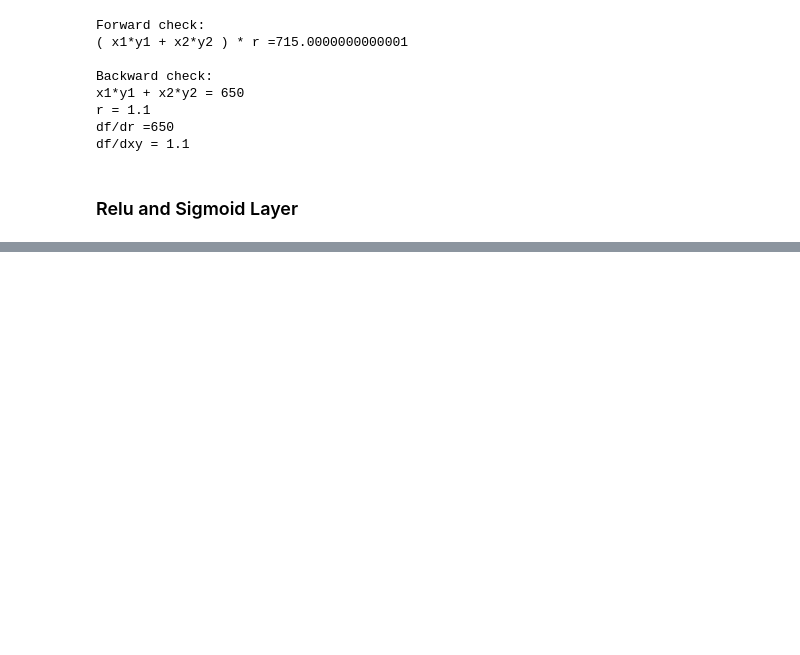
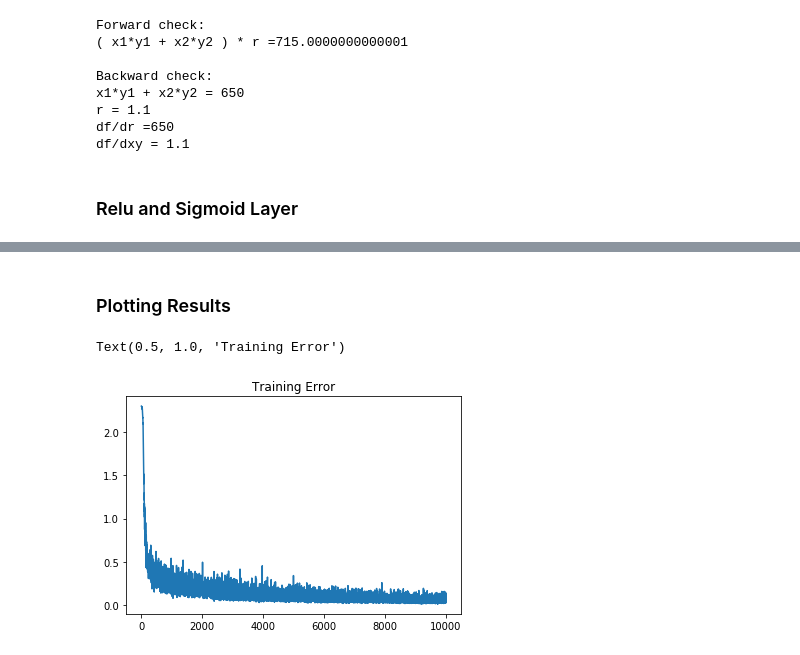
Before and after one commit to pochiehliu/CNN-for-Digit-Recognition, a Jupyter notebook: Step 3-2. NN and CNN (layer structure).ipynb, the cells around one changed output, grey strips where cells are left out. Cells and saved outputs as stored; diff of their text form; code cells hidden in the pictures; blank space fills up the shorter version.

```diff
--- a/Step 3-2. NN and CNN (layer structure).ipynb
+++ b/Step 3-2. NN and CNN (layer structure).ipynb
@@ -225,0 +268,40 @@ class TwoLayerNet:
+# %%
+# parameters
+iteration_number = 10000
+train_data_size = train_data.shape[0]
+batch_data_size = 100
+learning_rate = 0.1
+
+train_error_list = []
+train_acc_list = []
+test_acc_list = []
+
+iter_per_epoch = train_data_size/batch_data_size
+# %%
+# training
+for i in range(iteration_number):
+    # mini-batch, using random function to randomly choicing data
+    batch_selection = np.random.choice(train_data_size, batch_data_size)
+    traing_data_batch = train_data[batch_selection]
+    train_label_batch = train_label[batch_selection]
+
+    # compute gradient
+    grads = network.gradient(traing_data_batch, train_label_batch)
+
+    # update weights
+    # New Weights = Weights - learning_rate * Weights gradients
+    for key in ('W1', 'b1', 'W2', 'b2'):
+        network.params[key] -= learning_rate * grads[key]
+
+    # record error
+    error = network.error(traing_data_batch, train_label_batch)
+    train_error_list.append(error)
+
+    if i % iter_per_epoch == 0:
+        train_acc = network.accuracy(train_data, train_label)
+        test_acc = network.accuracy(test_data, test_label)
+        train_acc_list.append(train_acc)
+        test_acc_list.append(test_acc)
+        print("---- " + str(i//iter_per_epoch)[:-2] +" epoch" "----" )
+        print("Training set accuracy: " + str(train_acc))
+        print("Testing set accuracy: " + str(test_acc))
@@ -225,0 +326,2 @@ class TwoLayerNet:
+# %% [markdown]
+### Plotting Results
@@ -225,0 +330,6 @@ class TwoLayerNet:
+# %%
+_ = plt.plot(train_error_list)
+plt.title('Training Error')
+# %% [output]
+Text(0.5, 1.0, 'Training Error')
+[figure, added]
```
Also changed, not shown: parts of 27 cells of this notebook.
